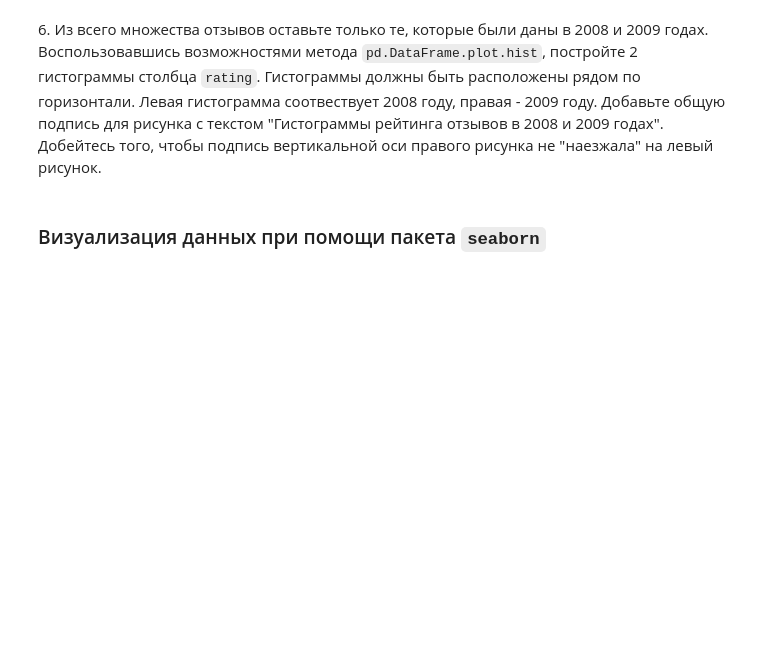
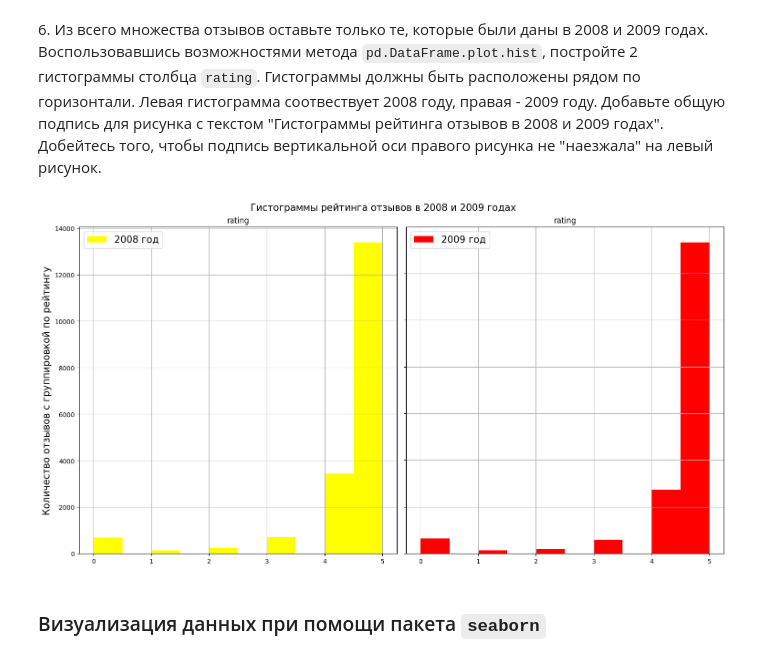
Before and after one commit to nik-boop/BDT, a Jupyter notebook: 5/05_visualization.ipynb, the cells around one changed output. Cells and saved outputs as stored; diff of their text form; code cells hidden in the pictures; blank space fills up the shorter version.

```diff
--- a/5/05_visualization.ipynb
+++ b/5/05_visualization.ipynb
@@ -165,5 +332,23 @@ recipes = ...
 # %% [markdown]
 6\. Из всего множества отзывов оставьте только те, которые были даны в 2008 и 2009 годах. Воспользовавшись возможностями метода `pd.DataFrame.plot.hist`, постройте 2 гистограммы столбца `rating`. Гистограммы должны быть расположены рядом по горизонтали. Левая гистограмма соотвествует 2008 году, правая - 2009 году. Добавьте общую подпись для рисунка с текстом "Гистограммы рейтинга отзывов в 2008 и 2009 годах". Добейтесь того, чтобы подпись вертикальной оси правого рисунка не "наезжала" на левый рисунок.
+# %%
+dataframe = reviews.loc[(reviews['date'] > '2007-12-31') & (reviews['date'] < '2010-01-01')]
+
+df_one = dataframe.loc[(dataframe['date'] > '2007-12-31') & (dataframe['date'] < '2009-01-01')]
+df_two = dataframe.loc[(dataframe['date'] > '2008-12-31') & (dataframe['date'] < '2010-01-01')]
+
+fig, axs = plt.subplots(1, 2, figsize=(15, 8), constrained_layout=True)
+first, second = df_one.hist(column='rating', ax=axs[0], color='yellow'), df_two.hist(column='rating', ax=axs[1], color='red')
+
+axs[0].set_ylabel("Количество отзывов с группировкой по рейтингу", fontsize=15)
+axs[0].legend(['2008 год'], loc='upper left', fontsize=15)
+axs[1].legend(['2009 год'], loc='upper left', fontsize=15)
+axs[1].set_yticklabels([])
+
+plt.suptitle("Гистограммы рейтинга отзывов в 2008 и 2009 годах", fontsize=15)
+plt.show()
+# %% [output]
+[figure, added]
 # %% [markdown]
 ### Визуализация данных при помощи пакета `seaborn`
 # %% [markdown]
```
Also changed, not shown: parts of 11 cells of this notebook, 3 other files.
